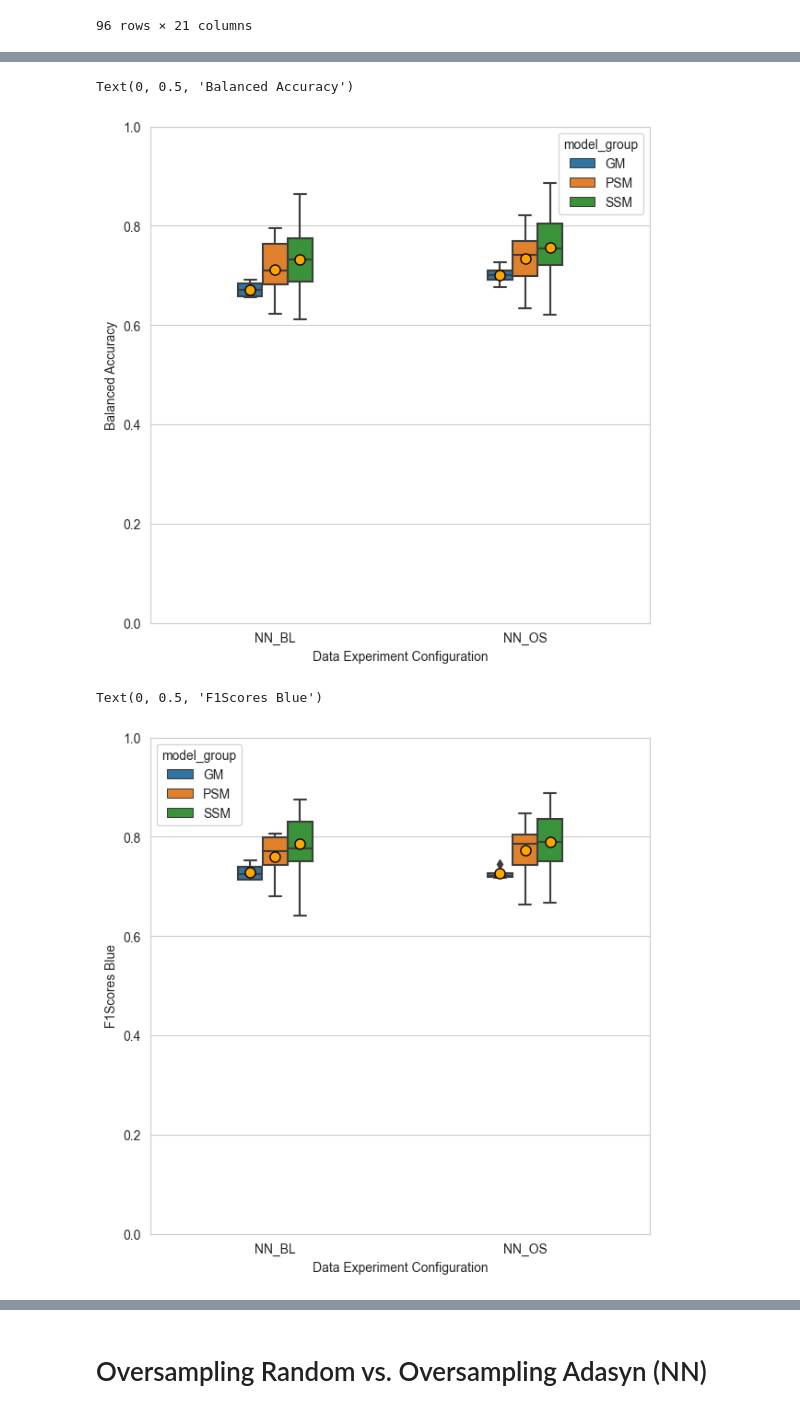
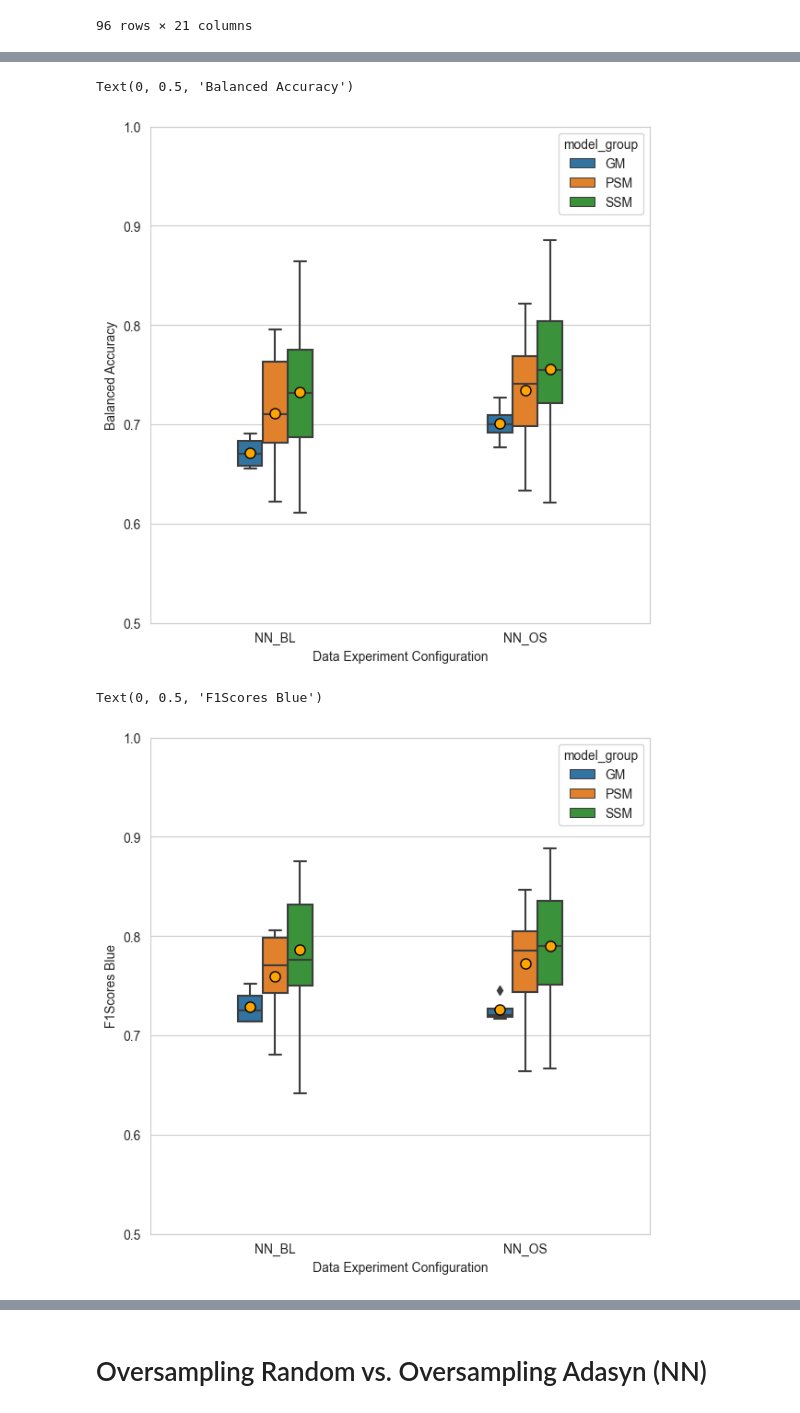
Before and after one commit to annanda/emotion_detection_for_children_with_asd, a Jupyter notebook: emotion_detection_system/processing_results/notebooks/BoxPlot - Chap 4 Thesis (Study Analysis).ipynb, the cells around one changed output, grey strips where cells are left out. Drawn from its saved outputs; the diff is of its cells as text; code cells hidden in the pictures.

```diff
--- a/emotion_detection_system/processing_results/notebooks/BoxPlot - Chap 4 Thesis (Study Analysis).ipynb
+++ b/emotion_detection_system/processing_results/notebooks/BoxPlot - Chap 4 Thesis (Study Analysis).ipynb
@@ -413,28 +413,28 @@ ax = sns.boxplot(data=step_2_data, x="data_experiment_config", y="Accuracy_Balan
                        'markerfacecolor':'orange',
                        'markeredgecolor':'black',
                        'markersize':'8'})
-ax.set(ylim=(0,1))
+ax.set(ylim=(0.5,1))
 ax.set_xlabel('Data Experiment Configuration')
 ax.set_ylabel('Balanced Accuracy')
 # %% [output]
 Text(0, 0.5, 'Balanced Accuracy')
-[figure, old version]
+[figure, new version]
 # %%
 hue_order = ['GM', 'PSM', 'SSM']
 sns.set_style("whitegrid")
 ax = sns.boxplot(data=step_2_data, x="data_experiment_config", y="F1score_Blue",
                  hue='model_group', hue_order=hue_order,
                  width=0.3, showmeans=True,
                  meanprops={'marker':'o',
                        'markerfacecolor':'orange',
                        'markeredgecolor':'black',
                        'markersize':'8'})
-ax.set(ylim=(0,1))
+ax.set(ylim=(0.5,1))
 ax.set_xlabel('Data Experiment Configuration')
 ax.set_ylabel('F1Scores Blue')
 # %% [output]
 Text(0, 0.5, 'F1Scores Blue')
-[figure, old version]
+[figure, new version]
 # %%
 hue_order = ['GM', 'PSM', 'SSM']
 sns.set_style("whitegrid")
```
Also changed, not shown: parts of 4 cells of this notebook, 1 other file.
